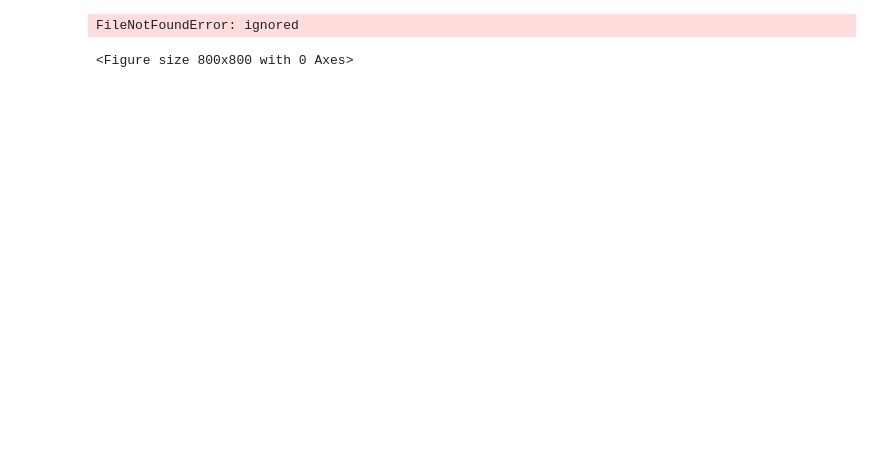
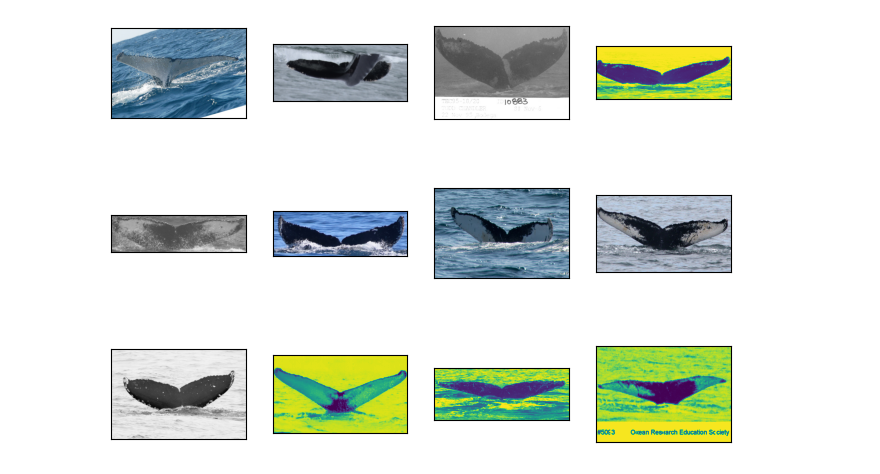
Before and after one commit to AngelV129/Whales-kaggle-data, a Jupyter notebook: Whales_project.ipynb, the cells around one changed output. Saved outputs shown, nothing was run; the diff lists cells and outputs as text; code cells hidden in the pictures; blank space fills up the shorter version.

Commit message:
FIXED IMAGES NOT SHOWING

```diff
--- a/Whales_project.ipynb
+++ b/Whales_project.ipynb
@@ -15,11 +14,10 @@ import gdown
 # %%
 import os
 fig = plt.figure(figsize=(8, 8), dpi=100,facecolor='w', edgecolor='k')
-train_imgs = os.listdir("../input/humpback-whale-identification/train")
+train_imgs = os.listdir("./train/")
 for idx, img in enumerate(np.random.choice(train_imgs, 12)):
     ax = fig.add_subplot(4, 20//5, idx+1, xticks=[], yticks=[])
-    im = pil_image.open("../input/humpback-whale-identification/train/" + img)
+    im = pil_image.open("./train/" + img)
     plt.imshow(im)
 # %% [output]
-FileNotFoundError: ignored
-<Figure size 800x800 with 0 Axes>
+[figure, added]
```
Also changed, not shown: parts of 2 cells of this notebook.
